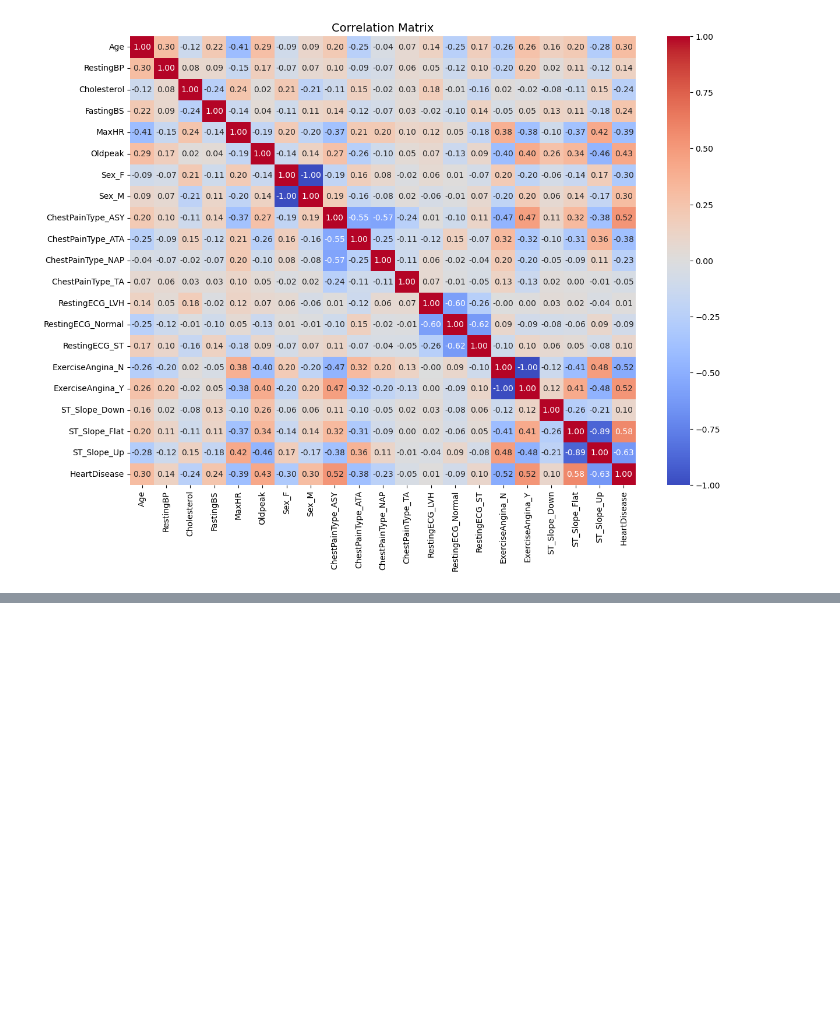
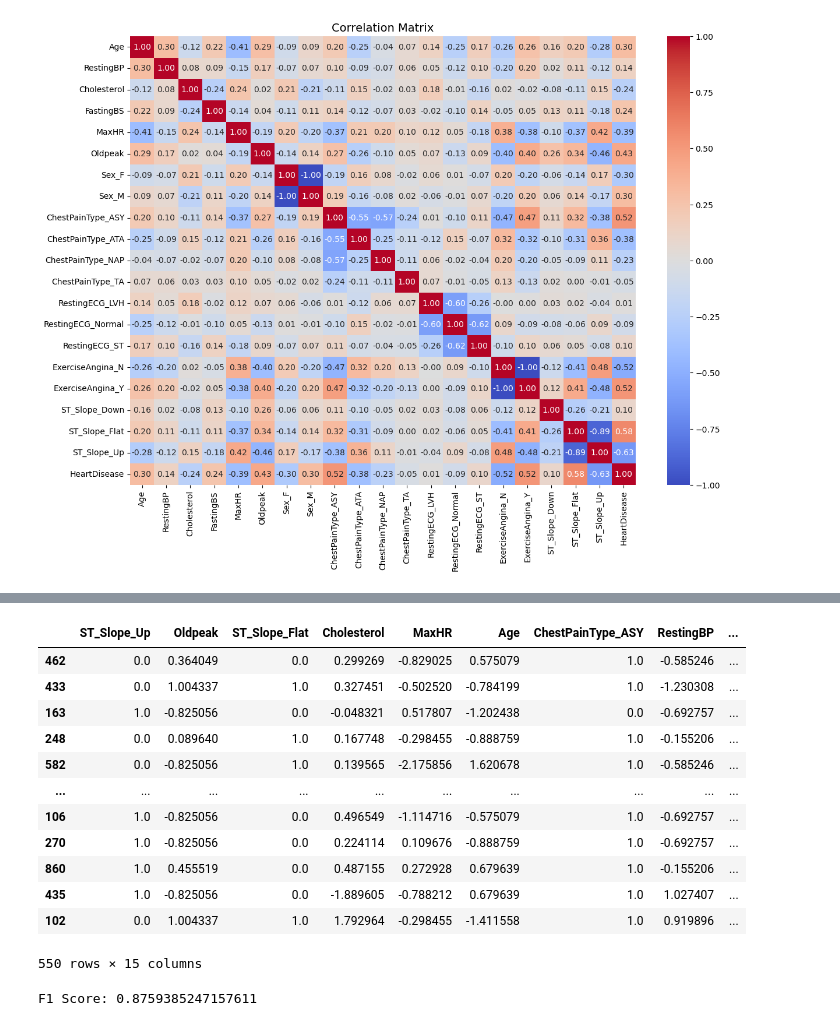
Before and after one commit to HernanRochon664/Proyectos-ML, a Jupyter notebook: HeartDisease-Classification/HeartDiseaseCLF.ipynb, the cells around one changed output, grey strips where cells are left out. Drawn from its saved outputs; the diff is of its cells as text; code cells hidden in the pictures; blank space fills up the shorter version.

```diff
--- a/HeartDisease-Classification/HeartDiseaseCLF.ipynb
+++ b/HeartDisease-Classification/HeartDiseaseCLF.ipynb
@@ -297,0 +318,5 @@ X_train_encoded = X_train_encoded.drop("HeartDisease", axis=1)
+# %%
+from sklearn.svm import SVC
+
+svm_clf = SVC(kernel='rbf', C=0.5, gamma='scale')
+svm_clf.fit(X_train_scaled, y_train)
@@ -297,0 +332,5 @@ X_train_encoded = X_train_encoded.drop("HeartDisease", axis=1)
+# %%
+from sklearn.ensemble import RandomForestClassifier
+
+rf_clf = RandomForestClassifier(n_estimators=1000, max_depth=20, random_state=42, n_jobs=-1)
+rf_clf.fit(X_train_scaled, y_train)
@@ -297,0 +363,8 @@ X_train_encoded = X_train_encoded.drop("HeartDisease", axis=1)
+# %%
+feature_names = X_train_scaled.columns
+importances = rf_clf.feature_importances_
+
+feature_importances = pd.DataFrame({'feature': feature_names,
+                                    'importance': importances}).sort_values(by='importance', ascending=False)
+
+feature_importances
@@ -297,0 +389,29 @@ X_train_encoded = X_train_encoded.drop("HeartDisease", axis=1)
+# %%
+top_features = feature_importances.head(15)['feature'].tolist()
+X_train_reduced = X_train_scaled[top_features]
+X_val_reduced = X_val_scaled[top_features]
+X_test_reduced = X_test_scaled[top_features]
+# %%
+X_train_reduced
+# %% [output]
+|  | ST_Slope_Up | Oldpeak | ST_Slope_Flat | Cholesterol | MaxHR | Age | ChestPainType_ASY | RestingBP | ... |
+| 462 | 0.0 | 0.364049 | 0.0 | 0.299269 | -0.829025 | 0.575079 | 1.0 | -0.585246 | ... |
+| 433 | 0.0 | 1.004337 | 1.0 | 0.327451 | -0.502520 | -0.784199 | 1.0 | -1.230308 | ... |
+| 163 | 1.0 | -0.825056 | 0.0 | -0.048321 | 0.517807 | -1.202438 | 0.0 | -0.692757 | ... |
+| 248 | 0.0 | 0.089640 | 1.0 | 0.167748 | -0.298455 | -0.888759 | 1.0 | -0.155206 | ... |
+| 582 | 0.0 | -0.825056 | 1.0 | 0.139565 | -2.175856 | 1.620678 | 1.0 | -0.585246 | ... |
+| ... | ... | ... | ... | ... | ... | ... | ... | ... | ... |
+| 106 | 1.0 | -0.825056 | 0.0 | 0.496549 | -1.114716 | -0.575079 | 1.0 | -0.692757 | ... |
+| 270 | 1.0 | -0.825056 | 0.0 | 0.224114 | 0.109676 | -0.888759 | 1.0 | -0.692757 | ... |
+| 860 | 1.0 | 0.455519 | 0.0 | 0.487155 | 0.272928 | 0.679639 | 1.0 | -0.155206 | ... |
+| 435 | 1.0 | -0.825056 | 0.0 | -1.889605 | -0.788212 | 0.679639 | 1.0 | 1.027407 | ... |
+| 102 | 0.0 | 1.004337 | 1.0 | 1.792964 | -0.298455 | -1.411558 | 1.0 | 0.919896 | ... |
+550 rows × 15 columns
+# %%
+svm_clf = SVC(kernel='rbf', C=0.2, gamma='scale')
+svm_clf.fit(X_train_reduced, y_train)
+y_pred = svm_clf.predict(X_val_reduced)
+
+print('F1 Score:', f1_score(y_val, y_pred, average='weighted'))
+# %% [output]
+F1 Score: 0.8759385247157611
```
Also changed, not shown: parts of 24 cells of this notebook.
